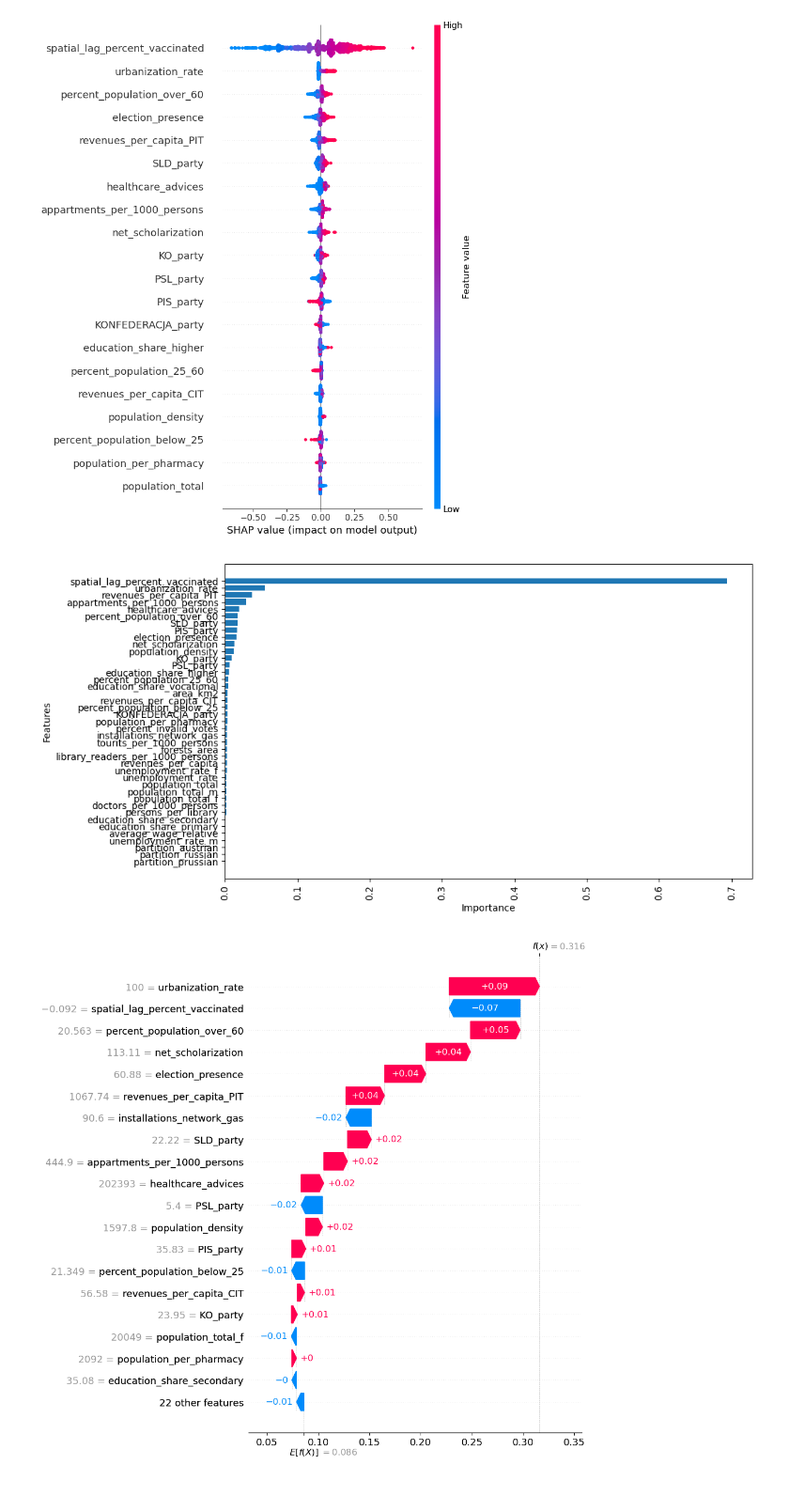
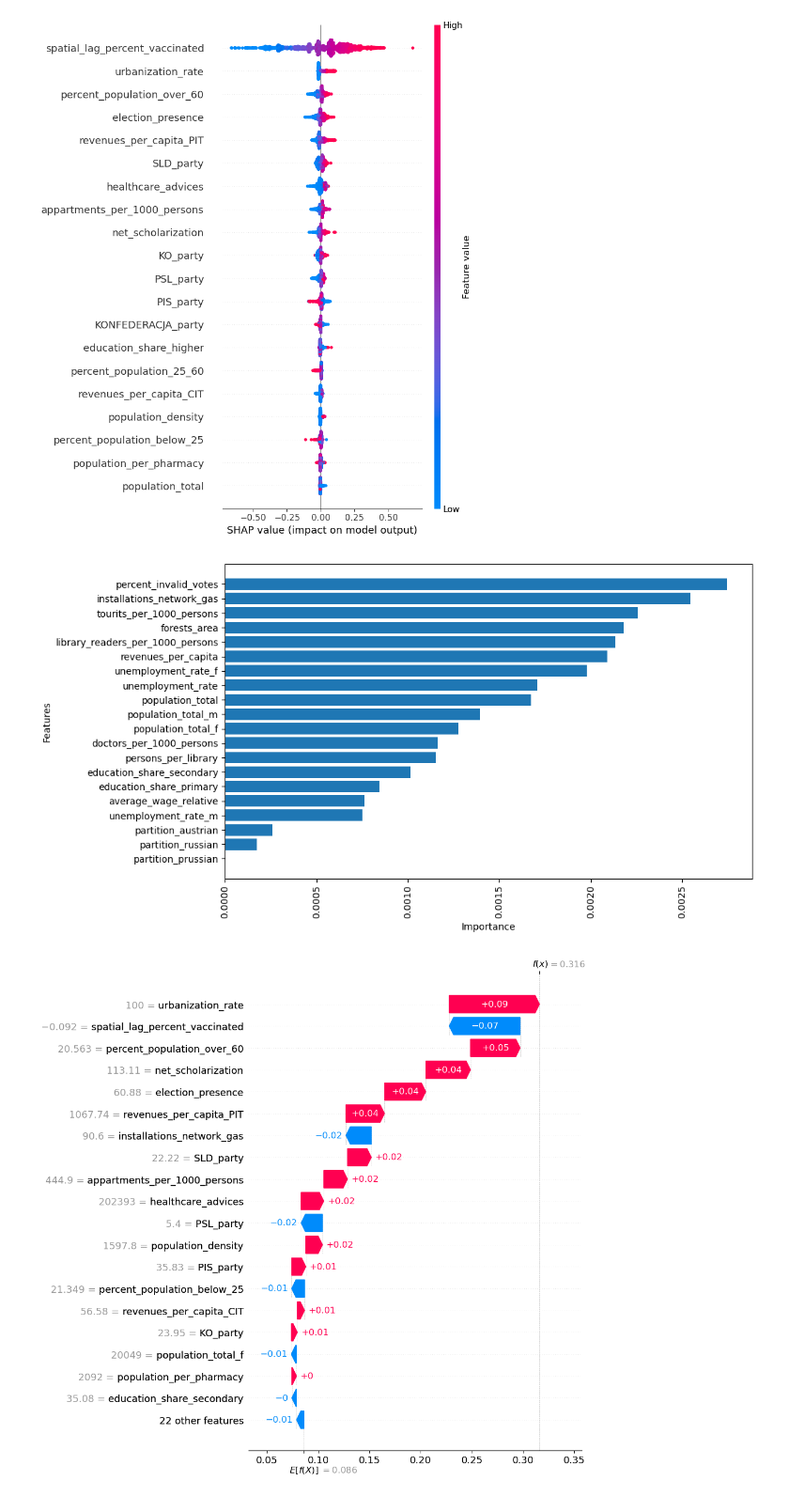
Before and after one commit to jjfrackowiak/WEC2024, a Jupyter notebook: XAI/exploration_notebook.ipynb, the cells around one changed output. Shown at 94% size. Cells and saved outputs as stored; diff of their text form; code cells hidden in the pictures.

Commit message:
Updated feature importance plot

```diff
--- a/XAI/exploration_notebook.ipynb
+++ b/XAI/exploration_notebook.ipynb
@@ -54,27 +54,27 @@ shap.summary_plot(shap_values1, filtered_df)
 # %%
 # Impurity based
 
 # Get feature importances from the trained model
 feature_importances = gbm_model.feature_importances_
 
 # Get the names of the features
 feature_names = gbm_model.feature_names_in_  # Assuming X_train is a DataFrame
 
 # Create a DataFrame to store feature names and their importances
 feature_importance_df = pd.DataFrame({'Feature': feature_names, 'Importance': feature_importances})
 
 # Sort the DataFrame by feature importances
 feature_importance_df = feature_importance_df.sort_values(by='Importance', ascending=True)
 
 # Create a barplot
 plt.figure(figsize=(10, 6))
-plt.barh(feature_importance_df['Feature'], feature_importance_df['Importance'])
+plt.barh(feature_importance_df['Feature'][:20], feature_importance_df['Importance'][:20])
 plt.xlabel('Importance')
 plt.ylabel('Features')
 plt.xticks(rotation=90)  # Rotate x-axis labels for better readability
 plt.show()
 # %% [output]
-[figure, old version]
+[figure, new version]
 # %%
 explainer = shap.Explainer(gbm_model, filtered_df)
 shap_values2 = explainer(filtered_df, check_additivity=False)
```
